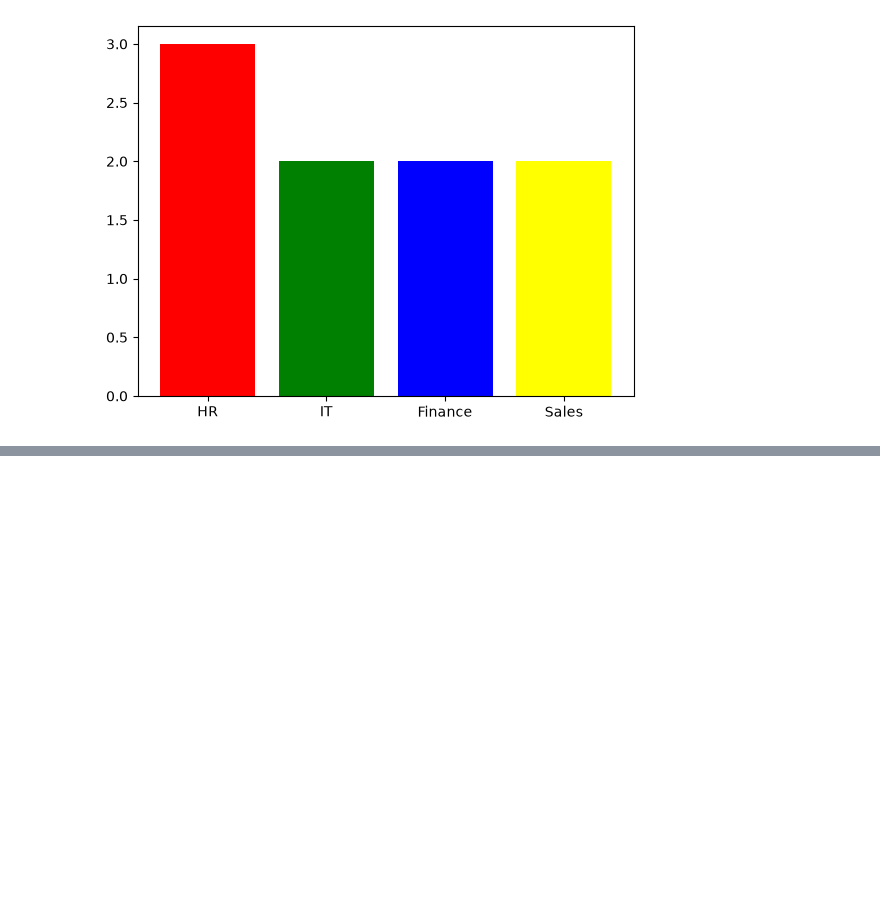
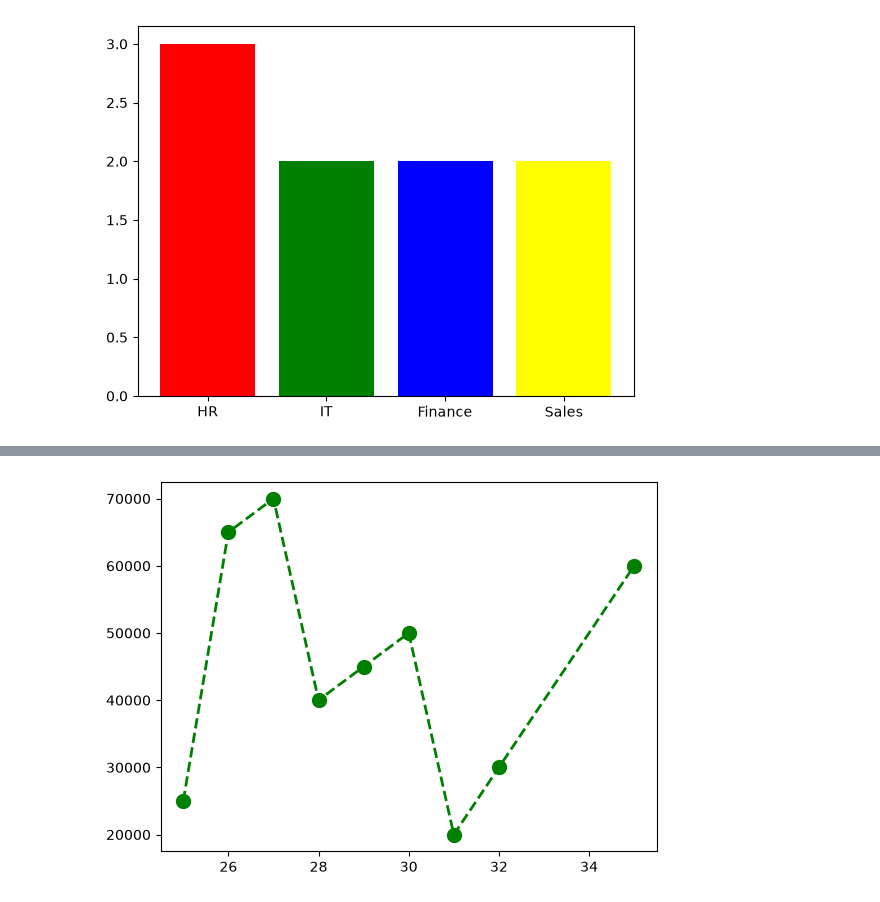
Before and after one commit to Ananya-G-Bharadwaj-Hassan/Python_practice, a Jupyter notebook: Matplotlib/demo.ipynb, the cells around one changed output, grey strips where cells are left out. Saved outputs shown, nothing was run; the diff lists cells and outputs as text; code cells hidden in the pictures; blank space fills up the shorter version.

```diff
--- a/Matplotlib/demo.ipynb
+++ b/Matplotlib/demo.ipynb
@@ -79,0 +100,3 @@ plt.bar(count.index,count,color=["red","green","blue","yellow"])
+# %%
+sort_age=df.sort_values(by="Age")
+print(sort_age)
@@ -79,0 +114,6 @@ plt.bar(count.index,count,color=["red","green","blue","yellow"])
+# %%
+#line plot
+plt.plot(sort_age["Age"],sort_age["salary"],color="green",marker='o',linestyle='dashed',linewidth=2,markersize=10)
+plt.show()
+# %% [output]
+[figure, added]
```
Also changed, not shown: parts of 4 cells of this notebook, 3 other files.
